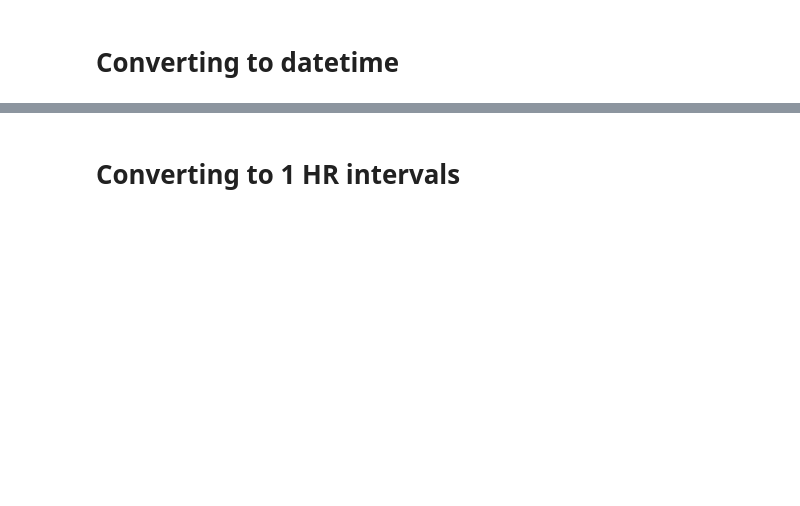
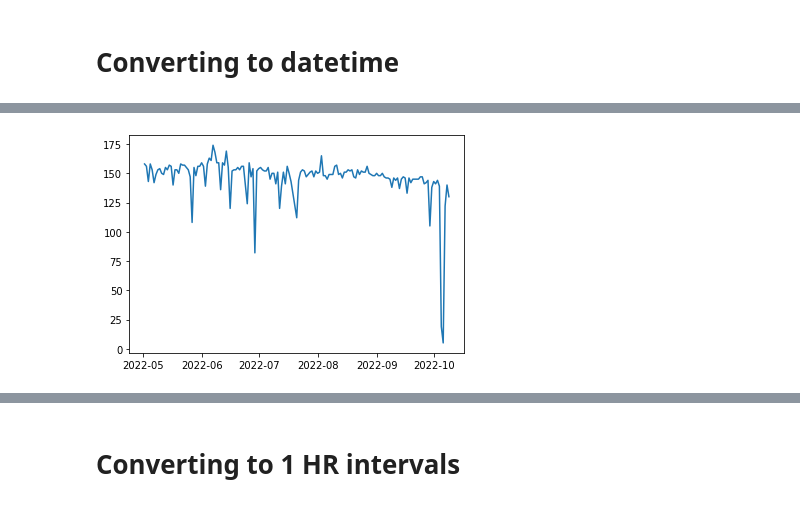
Before and after one commit to AksharaReddyPatlannagari/MAJOR-PROJECT, a Jupyter notebook: processing.ipynb, the cells around one changed output, grey strips where cells are left out. Saved outputs shown, nothing was run; the diff lists cells and outputs as text; code cells hidden in the pictures; blank space fills up the shorter version.

```diff
--- a/processing.ipynb
+++ b/processing.ipynb
@@ -263,0 +285,4 @@ d.head()
+# %%
+dates=d
+s=dates['Time'].apply(lambda x: x.date()).value_counts()
+s
@@ -263,0 +304,5 @@ d.head()
+# %%
+s.plot()
+plt.show()
+# %% [output]
+[figure, added]
```
Also changed, not shown: parts of 19 cells of this notebook, 1 other file.
